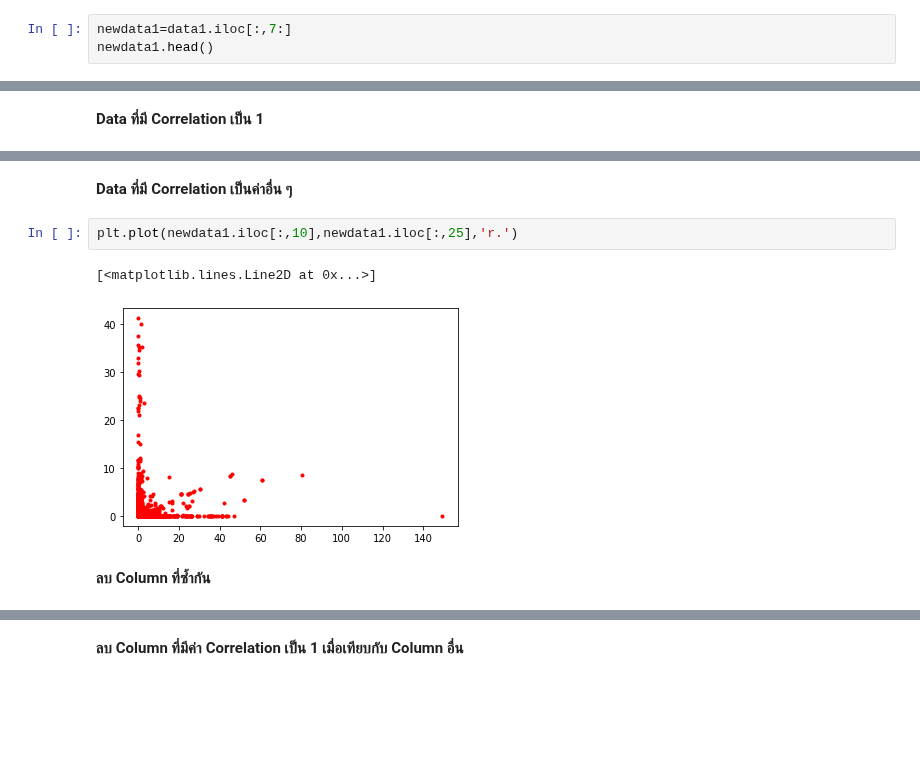
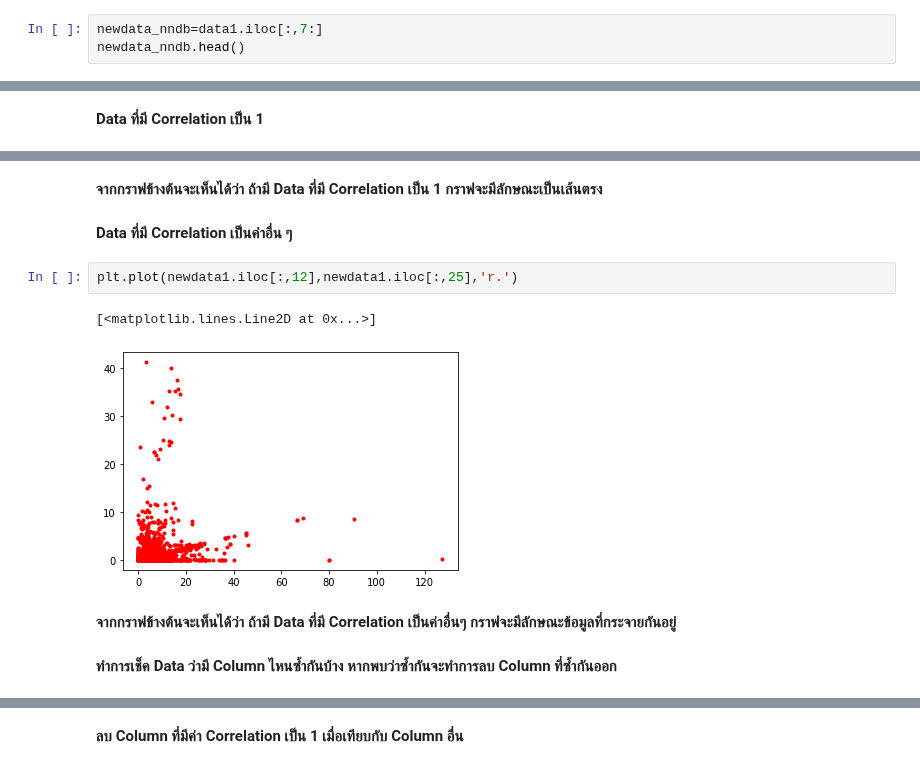
Before and after one commit to kittimaxz/multivariate, a Jupyter notebook: Exam01.ipynb, the cells around one changed output, grey strips where cells are left out. Saved outputs shown, nothing was run; the diff lists cells and outputs as text; blank space fills up the shorter version.

```diff
--- a/Exam01.ipynb
+++ b/Exam01.ipynb
@@ -61,8 +65,8 @@ array([[<matplotlib.axes._subplots.AxesSubplot object at 0x...>,
 # %% [markdown]
 **โดยเลือกเฉพาะข้อมูลที่เป็นตัวเลขเท่านั้นมาทำต่อ**
 # %%
-newdata1=data1.iloc[:,7:]
-newdata1.head()
+newdata_nndb=data1.iloc[:,7:]
+newdata_nndb.head()
 # %% [output]
 |  | Energy_kcal | Protein_g | Fat_g | Carb_g | Sugar_g | Fiber_g | VitA_mcg | VitB6_mg | VitB12_mcg | VitC_mg | ... |
 | 0 | 717.0 | 0.85 | 81.11 | 0.06 | 0.06 | 0.0 | 684.0 | 0.003 | 0.17 | 0.0 | ... |
@@ -155,10 +149,14 @@ plt.plot(newdata1.iloc[:,10],newdata1.iloc[:,10],'r.')
+# %% [markdown]
+**จากกราฟข้างต้นจะเห็นได้ว่า ถ้ามี Data ที่มี Correlation เป็น 1 กราฟจะมีลักษณะเป็นเส้นตรง**
 # %% [markdown]
 **Data ที่มี Correlation เป็นค่าอื่น ๆ**
 # %%
-plt.plot(newdata1.iloc[:,10],newdata1.iloc[:,25],'r.')
+plt.plot(newdata1.iloc[:,12],newdata1.iloc[:,25],'r.')
 # %% [output]
 [<matplotlib.lines.Line2D at 0x...>]
-[figure, old version]
+[figure, new version]
-# %% [markdown]
-**ลบ Column ที่ซ้ำกัน**
+# %% [markdown]
+**จากกราฟข้างต้นจะเห็นได้ว่า ถ้ามี Data ที่มี Correlation เป็นค่าอื่นๆ กราฟจะมีลักษณะข้อมูลที่กระจายกันอยู่**
+# %% [markdown]
+**ทำการเช็ค Data ว่ามี Column ไหนซ้ำกันบ้าง หากพบว่าซ้ำกันจะทำการลบ Column ที่ซ้ำกันออก**
 # %%
```
Also changed, not shown: parts of 71 cells of this notebook.
